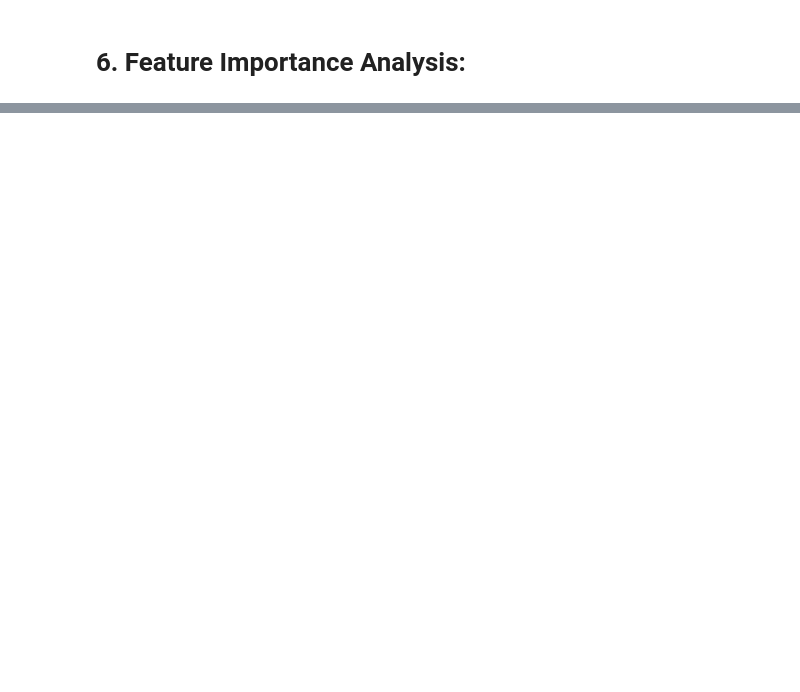
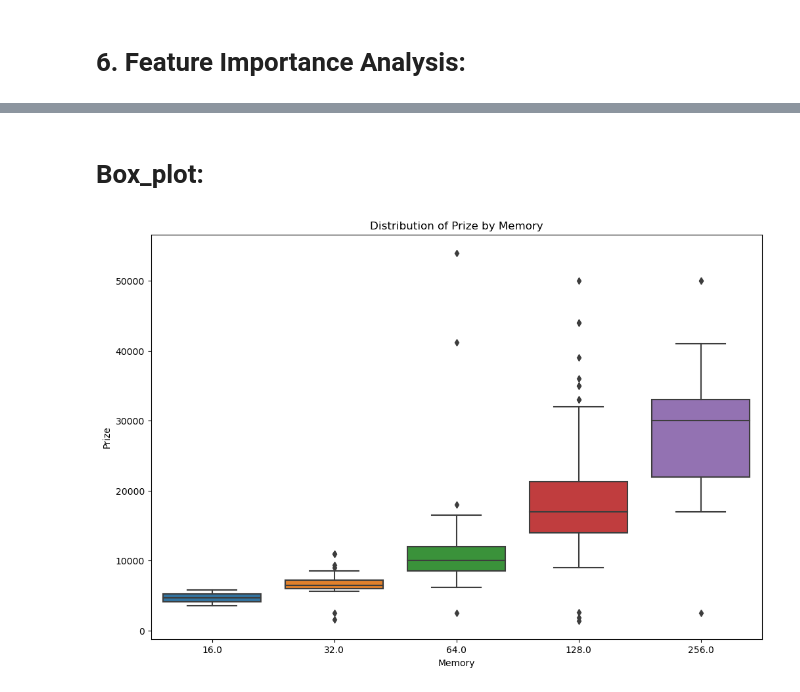
Before and after one commit to analysis86/Feature-Extraction-and-Price-Prediction-for-Mobile-Phones, a Jupyter notebook: Note-book/Project-4_Feature Extraction & Price Prediction for Mobile Phones.ipynb, the cells around one changed output, grey strips where cells are left out. Drawn from its saved outputs; the diff is of its cells as text; code cells hidden in the pictures; blank space fills up the shorter version.

```diff
--- a/Note-book/Project-4_Feature Extraction & Price Prediction for Mobile Phones.ipynb
+++ b/Note-book/Project-4_Feature Extraction & Price Prediction for Mobile Phones.ipynb
@@ -722,0 +825,11 @@ gb_mse
+# %% [markdown]
+# Box_plot:
+# %%
+plt.figure(figsize=(12, 8))
+sns.boxplot(x='Memory', y='Prize', data=hot_Processed_Flipdata)
+plt.xlabel('Memory')
+plt.ylabel('Prize')
+plt.title('Distribution of Prize by Memory')
+plt.show()
+# %% [output]
+[figure, added]
```
Also changed, not shown: parts of 84 cells of this notebook, 2 other files.
